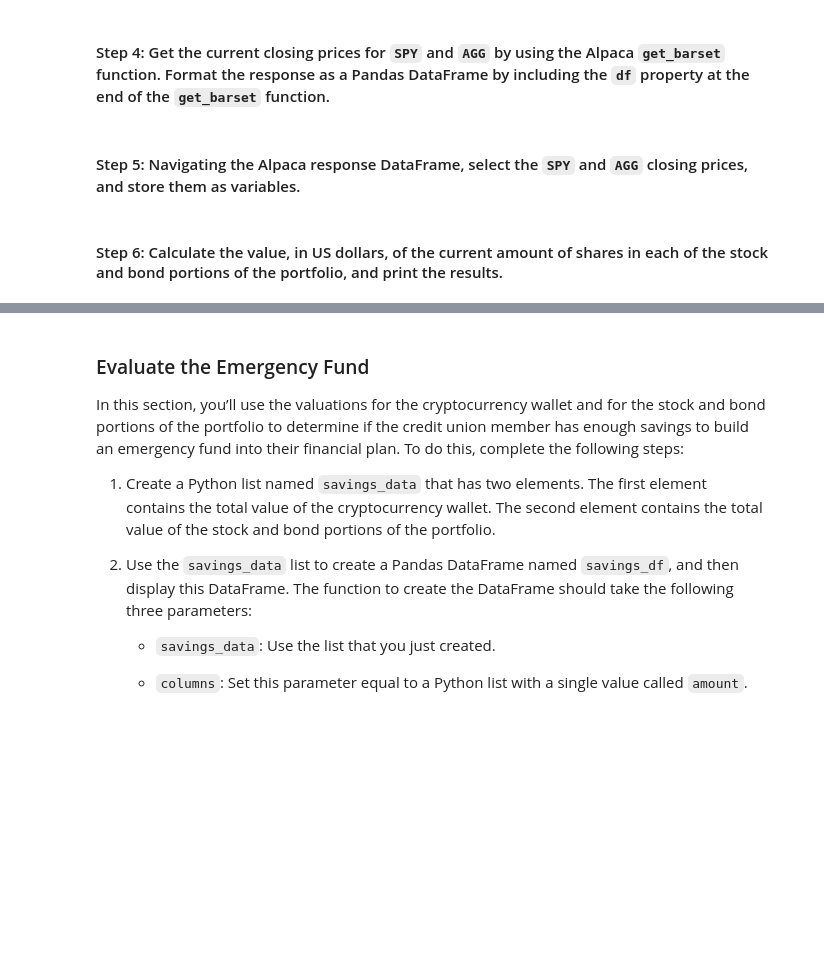
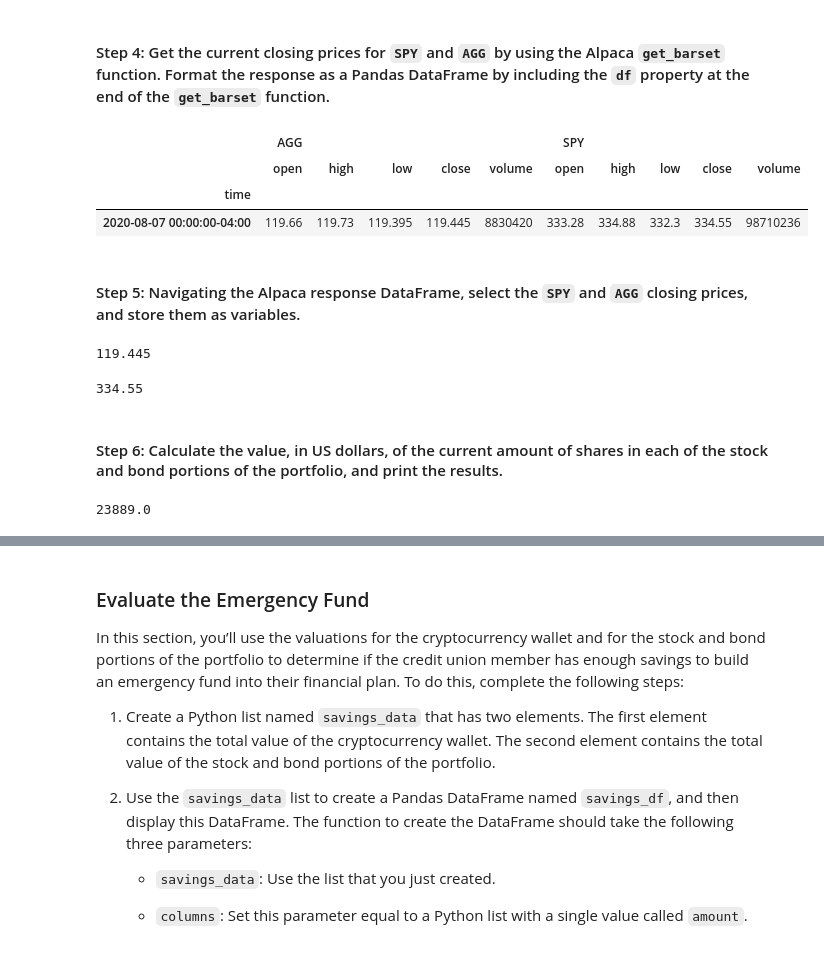
Before and after one commit to ThusSpokeZarate/emergency-and-retirement-plans, a Jupyter notebook: financial_planning_tools.ipynb, the cells around one changed output, grey strips where cells are left out. Cells and saved outputs as stored; diff of their text form; code cells hidden in the pictures; blank space fills up the shorter version.

```diff
--- a/financial_planning_tools.ipynb
+++ b/financial_planning_tools.ipynb
@@ -192,4 +192,8 @@ alpaca_secret_key = os.getenv('ALPACA_SECRET_KEY')
 type(alpaca_secret_key)
 
 # Create the Alpaca tradeapi.REST object
-# YOUR CODE HERE
+alpaca = tradeapi.REST(
+    alpaca_api_key,
+    alpaca_secret_key,
+    api_version = "v2"
+)
@@ -205,49 +207,65 @@ str
 - `start_date` and `end_date`: Use the same date for these parameters, and format them with the date of the previous weekday (or `2020-08-07`). This is because you want the one closing price for the most-recent trading day.
 # %%
 # Set the tickers for both the bond and stock portion of the portfolio
-# YOUR CODE HERE
+tickers = ["SPY","AGG"]
 
 # Set timeframe to 1D
-# YOUR CODE HERE
+timeframe = "1D"
 
 # Format current date as ISO format
 # Set both the start and end date at the date of your prior weekday
 # This will give you the closing price of the previous trading day
 # Alternatively you can use a start and end date of 2020-08-07
-# YOUR CODE HERE
-# YOUR CODE HERE
+start_date = pd.Timestamp("2020-08-07", tz="America/New_York").isoformat()
+end_date = pd.Timestamp("2020-08-07", tz="America/New_York").isoformat()
 # %% [markdown]
 #### Step 4: Get the current closing prices for `SPY` and `AGG` by using the Alpaca `get_barset` function. Format the response as a Pandas DataFrame by including the `df` property at the end of the `get_barset` function.
 # %%
 # Use the Alpaca get_barset function to get current closing prices the portfolio
 # Be sure to set the `df` property after the function to format the response object as a DataFrame
-# YOUR CODE HERE
+portfolio_prices_df = alpaca.get_barset(
+    tickers,
+    timeframe,
+    start = start_date,
+    end = end_date
+).df
 
 # Review the first 5 rows of the Alpaca DataFrame
-# YOUR CODE HERE
+portfolio_prices_df.head()
+# %% [output]
+|  | AGG |  |  |  |  | SPY |  |  |  |  |
+|  | open | high | low | close | volume | open | high | low | close | volume |
+| time |  |  |  |  |  |  |  |  |  |  |
+| 2020-08-07 00:00:00-04:00 | 119.66 | 119.73 | 119.395 | 119.445 | 8830420 | 333.28 | 334.88 | 332.3 | 334.55 | 98710236 |
 # %% [markdown]
 #### Step 5: Navigating the Alpaca response DataFrame, select the `SPY` and `AGG` closing prices, and store them as variables.
 # %%
 # Access the closing price for AGG from the Alpaca DataFrame
 # Converting the value to a floating point number
-agg_close_price = # YOUR CODE HERE
+agg_close_price = float(portfolio_prices_df["AGG"]["close"])
 
 # Print the AGG closing price
-# YOUR CODE HERE
+print(agg_close_price)
+# %% [output]
+119.445
 # %%
 # Access the closing price for SPY from the Alpaca DataFrame
 # Converting the value to a floating point number
-spy_close_price = # YOUR CODE HERE
+spy_close_price = float(portfolio_prices_df["SPY"]["close"])
 
 # Print the SPY closing price
-# YOUR CODE HERE
+print(spy_close_price)
+# %% [output]
+334.55
 # %% [markdown]
 #### Step 6: Calculate the value, in US dollars, of the current amount of shares in each of the stock and bond portions of the portfolio, and print the results.
 # %%
 # Calculate the current value of the bond portion of the portfolio
-agg_value = # YOUR CODE HERE
+agg_value = agg_shares * agg_close_price
 
 # Print the current value of the bond portfolio
-# YOUR CODE HERE
+print(agg_value)
+# %% [output]
+23889.0
 # %%
 # Calculate the current value of the stock portion of the portfolio
```
Also changed, not shown: parts of 12 cells of this notebook.
